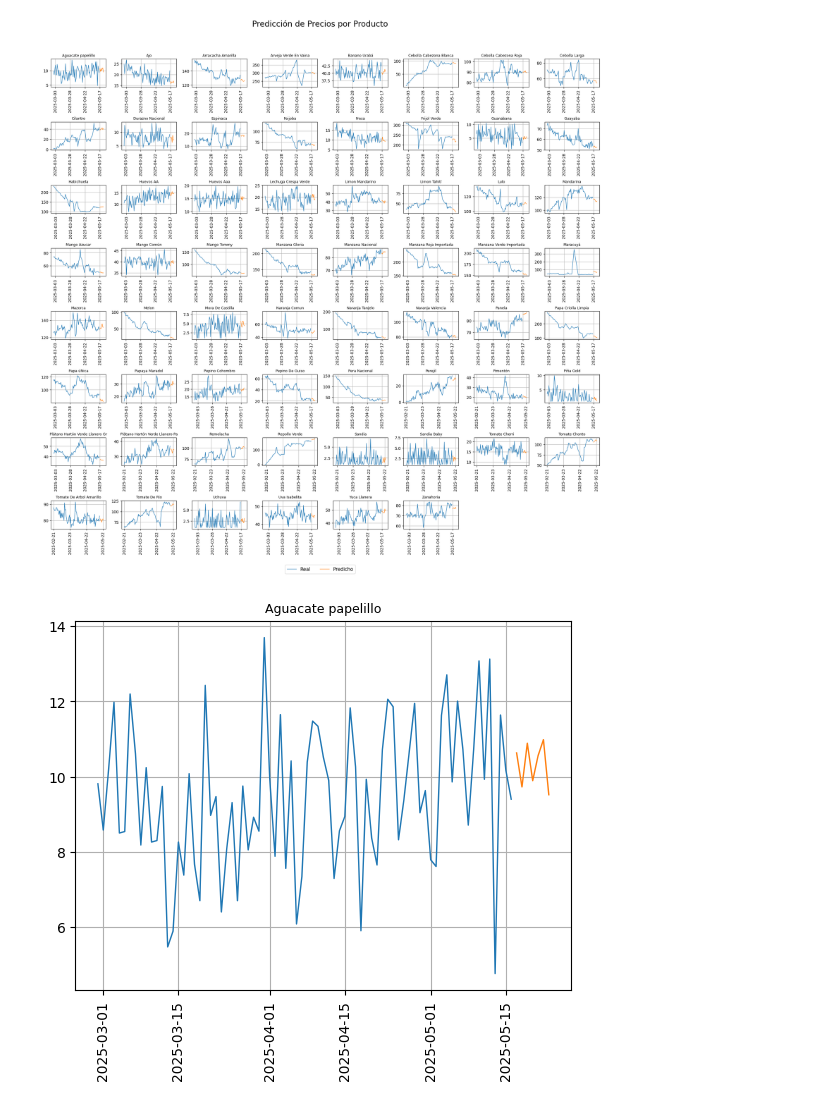
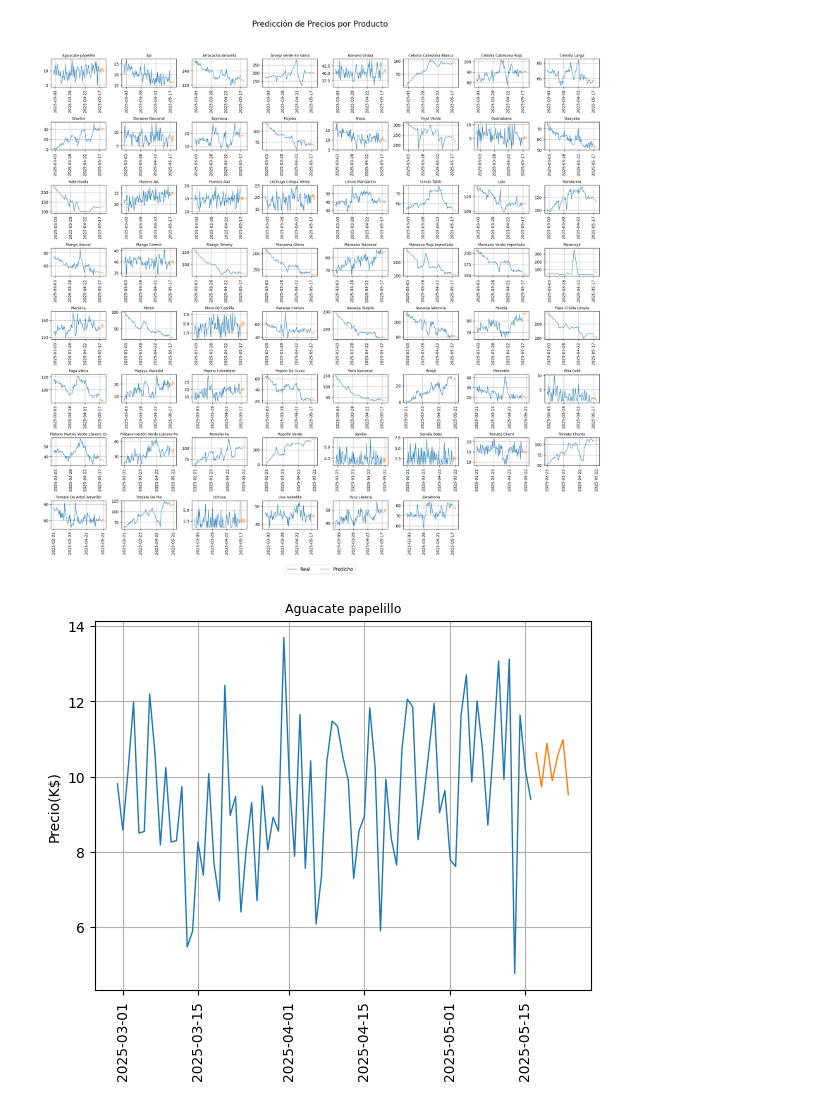
Before and after one commit to santiloc-hub/coomproriente-marketplace-analytics, a Jupyter notebook: Notebooks/Generacion_de_datos.ipynb, the cells around one changed output. Saved outputs shown, nothing was run; the diff lists cells and outputs as text; code cells hidden in the pictures.

```diff
--- a/Notebooks/Generacion_de_datos.ipynb
+++ b/Notebooks/Generacion_de_datos.ipynb
@@ -376,17 +376,18 @@ for i in range(0, num_productos, plots_por_figura):
 # %%
 productos = df_all['PRODUCTO'].unique()
 df_grouped = df_sintetico_final[df_sintetico_final['PRODUCTO'] == productos[0]].copy()
 df_pred_grouped = df_pred_final[df_pred_final['PRODUCTO'] == productos[0]].copy()
 
 df_grouped = df_grouped.sort_values('FECHA')
 df_pred_grouped = df_pred_grouped.sort_values('FECHA')
 
 plt.plot(df_grouped['FECHA'], df_grouped['PRECIO_SINTETICO'], label='Real', linewidth=1)
 plt.plot(df_pred_grouped['FECHA'], df_pred_grouped['PRECIO_PREDICTO'], label='Predicho', linewidth=1)
 plt.title(productos[0], fontsize=9)
+plt.ylabel('Precio(K$)')
 plt.tick_params(axis='x', labelrotation=90)
 plt.grid(True)
 # %% [output]
-[figure, old version]
+[figure, new version]
 # %%
 df_pred_final.to_csv('../Datos_Precios/precios_cantidad_predichos_prophet.csv', index=False)
```
Also changed, not shown: parts of 1 cell of this notebook.
